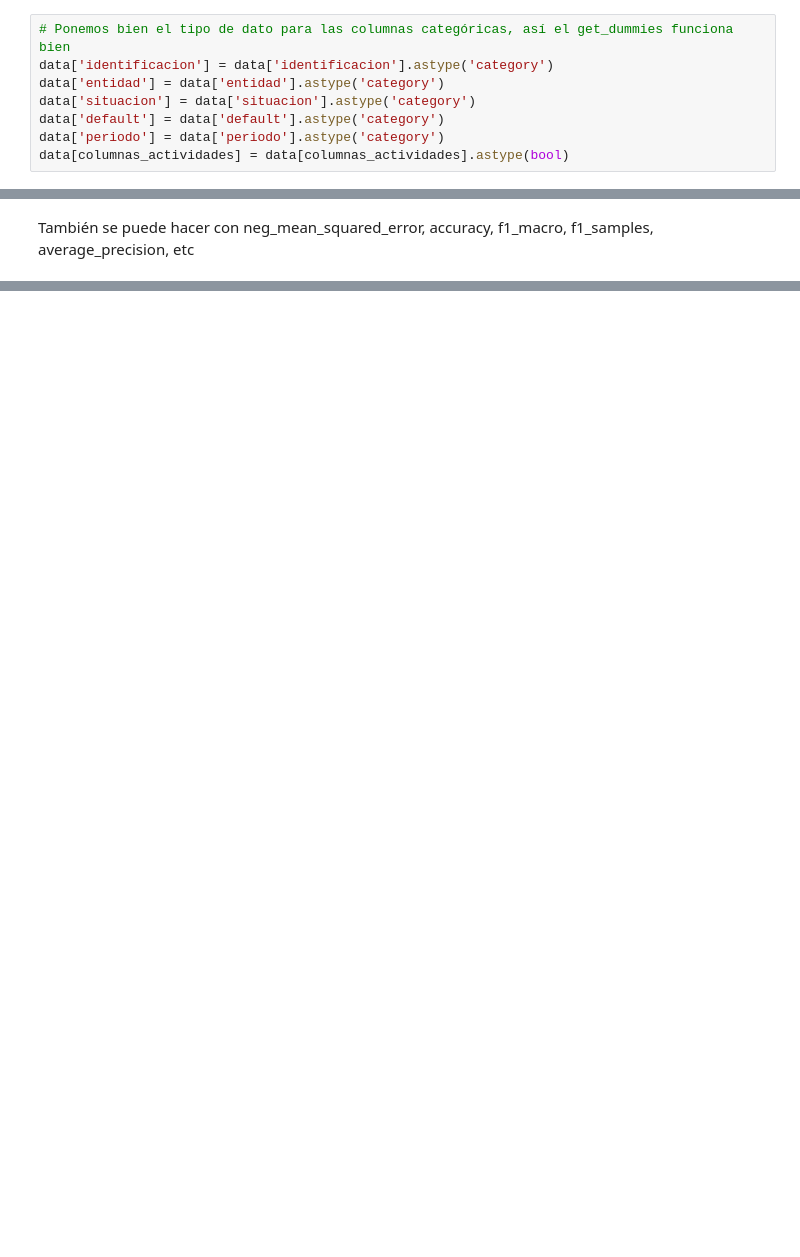
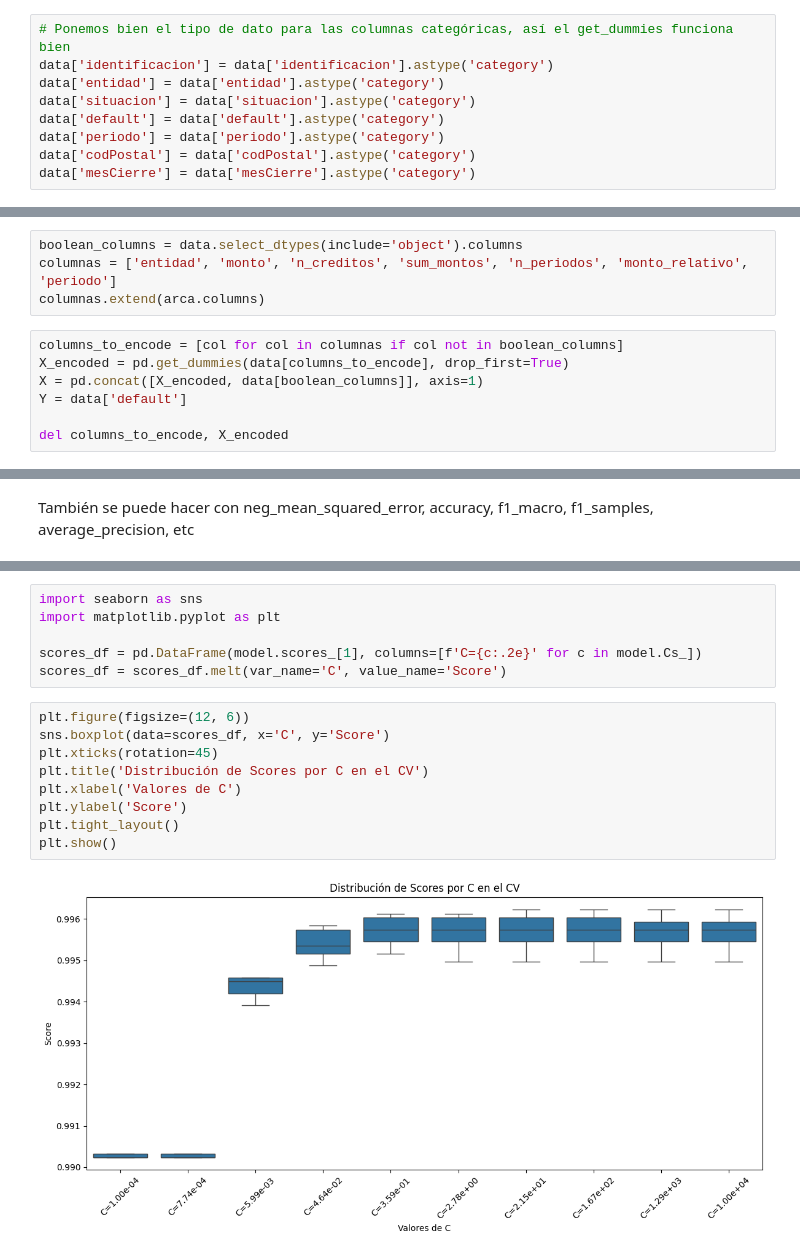
Before and after one commit to ManuDF0/Proyecto_Final_Big_Data, a Jupyter notebook: clasification.ipynb, the cells around one changed output, grey strips where cells are left out. Cells and saved outputs as stored; diff of their text form; blank space fills up the shorter version.

```diff
--- a/clasification.ipynb
+++ b/clasification.ipynb
@@ -73,4 +62,5 @@ data['entidad'] = data['entidad'].astype('category')
 data['situacion'] = data['situacion'].astype('category')
 data['default'] = data['default'].astype('category')
 data['periodo'] = data['periodo'].astype('category')
-data[columnas_actividades] = data[columnas_actividades].astype(bool)
+data['codPostal'] = data['codPostal'].astype('category')
+data['mesCierre'] = data['mesCierre'].astype('category')
@@ -82,3 +67,14 @@ Y = data['default']
+# %%
+boolean_columns = data.select_dtypes(include='object').columns
+columnas = ['entidad', 'monto', 'n_creditos', 'sum_montos', 'n_periodos', 'monto_relativo', 'periodo']
+columnas.extend(arca.columns)
+# %%
+columns_to_encode = [col for col in columnas if col not in boolean_columns]
+X_encoded = pd.get_dummies(data[columns_to_encode], drop_first=True)
+X = pd.concat([X_encoded, data[boolean_columns]], axis=1)
+Y = data['default']
+
+del columns_to_encode, X_encoded
 # %%
 sc = StandardScaler()
 X = pd.DataFrame(sc.fit_transform(X), columns= X.columns)
@@ -138,0 +159,17 @@ Proporción de coeficientes iguales a 0: 13.62%
+# %%
+import seaborn as sns
+import matplotlib.pyplot as plt
+
+scores_df = pd.DataFrame(model.scores_[1], columns=[f'C={c:.2e}' for c in model.Cs_])
+scores_df = scores_df.melt(var_name='C', value_name='Score')
+# %%
+plt.figure(figsize=(12, 6))
+sns.boxplot(data=scores_df, x='C', y='Score')
+plt.xticks(rotation=45)
+plt.title('Distribución de Scores por C en el CV')
+plt.xlabel('Valores de C')
+plt.ylabel('Score')
+plt.tight_layout()
+plt.show()
+# %% [output]
+[figure, added]
```
Also changed, not shown: parts of 20 cells of this notebook, 2 other files.
